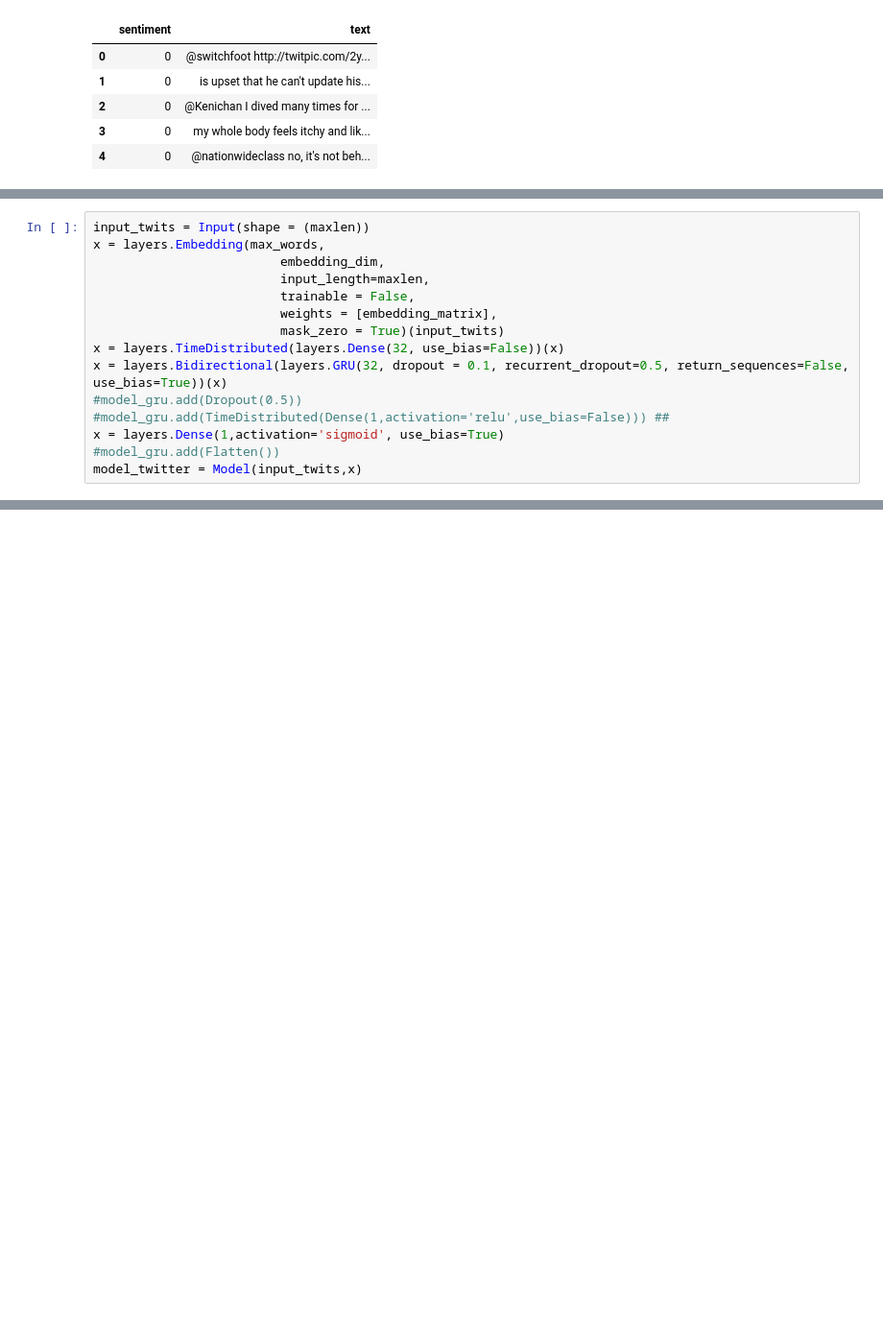
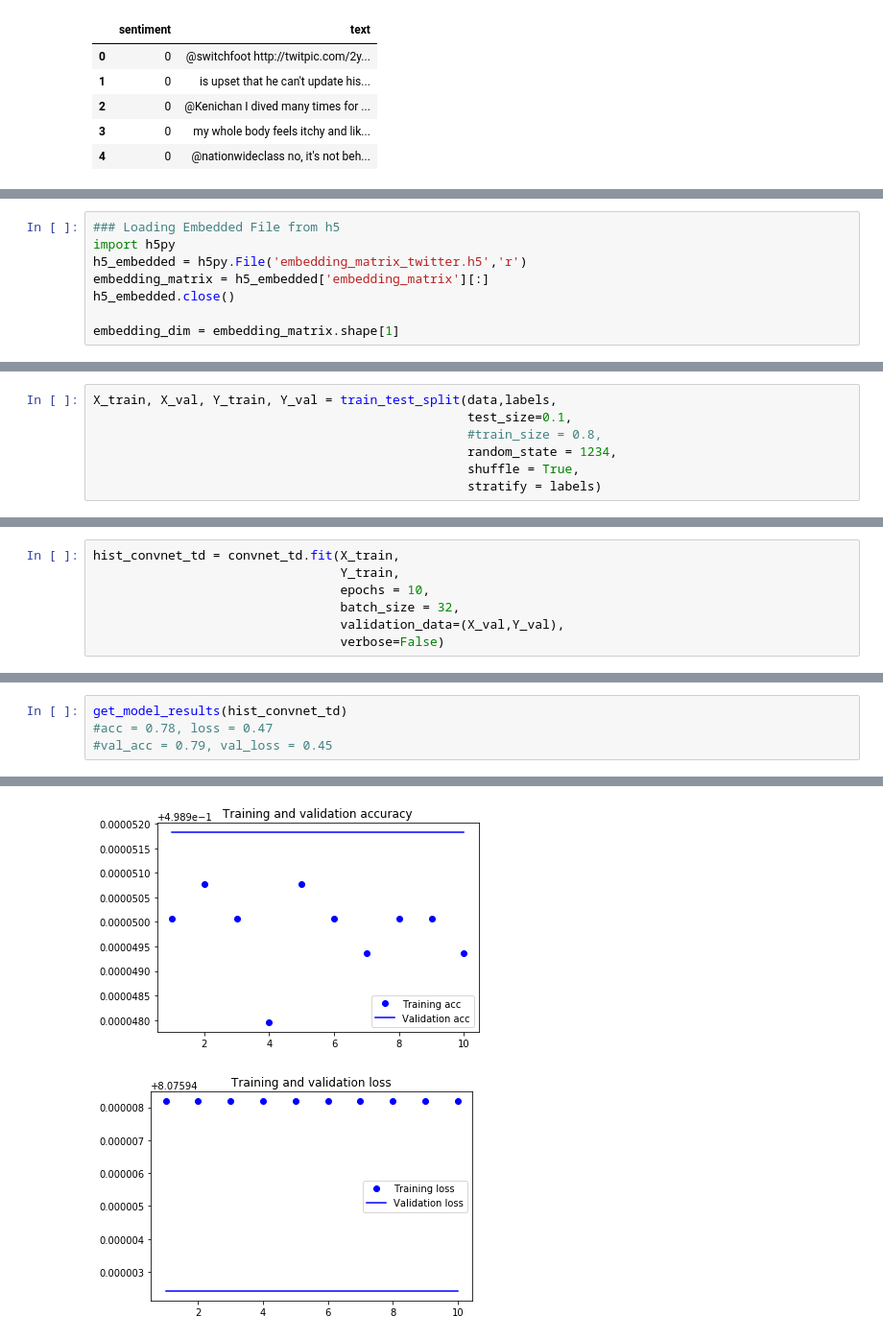
Before and after one commit to oadoriaa/trainningtwits, a Jupyter notebook: TraininNN4Twits.ipynb, the cells around one changed output, grey strips where cells are left out. Shown at 96% size. Drawn from its saved outputs; the diff is of its cells as text; blank space fills up the shorter version.

Commit message:
I add the images.

```diff
--- a/TraininNN4Twits.ipynb
+++ b/TraininNN4Twits.ipynb
@@ -28,0 +202,8 @@ Name: sentiment, dtype: int64
+# %%
+### Loading Embedded File from h5
+import h5py
+h5_embedded = h5py.File('embedding_matrix_twitter.h5','r')
+embedding_matrix = h5_embedded['embedding_matrix'][:]
+h5_embedded.close()
+
+embedding_dim = embedding_matrix.shape[1]
@@ -28,0 +255,7 @@ Name: sentiment, dtype: int64
+# %%
+X_train, X_val, Y_train, Y_val = train_test_split(data,labels,
+                                                  test_size=0.1,
+                                                  #train_size = 0.8,
+                                                  random_state = 1234,
+                                                  shuffle = True,
+                                                  stratify = labels)
@@ -34,16 +387 @@ from keras import Input
 from keras.models import Model
-# %%
-input_twits = Input(shape = (maxlen))
-x = layers.Embedding(max_words,
-                         embedding_dim,
-                         input_length=maxlen,
-                         trainable = False,
-                         weights = [embedding_matrix],
-                         mask_zero = True)(input_twits)
-x = layers.TimeDistributed(layers.Dense(32, use_bias=False))(x)
-x = layers.Bidirectional(layers.GRU(32, dropout = 0.1, recurrent_dropout=0.5, return_sequences=False, use_bias=True))(x)
-#model_gru.add(Dropout(0.5))
-#model_gru.add(TimeDistributed(Dense(1,activation='relu',use_bias=False))) ##
-x = layers.Dense(1,activation='sigmoid', use_bias=True)
-#model_gru.add(Flatten())
-model_twitter = Model(input_twits,x)
@@ -51,0 +506,7 @@ NameError: name 'maxlen' is not defined
+# %%
+hist_convnet_td = convnet_td.fit(X_train,
+                                 Y_train,
+                                 epochs = 10,
+                                 batch_size = 32,
+                                 validation_data=(X_val,Y_val),
+                                 verbose=False)
@@ -51,0 +521,5 @@ NameError: name 'maxlen' is not defined
+# %%
+get_model_results(hist_convnet_td)
+#acc = 0.78, loss = 0.47
+#val_acc = 0.79, val_loss = 0.45
+# %% [output]
@@ -51,0 +528,2 @@ NameError: name 'maxlen' is not defined
+[figure, added]
+[figure, added]
```
Also changed, not shown: parts of 61 cells of this notebook, 14 other files.
